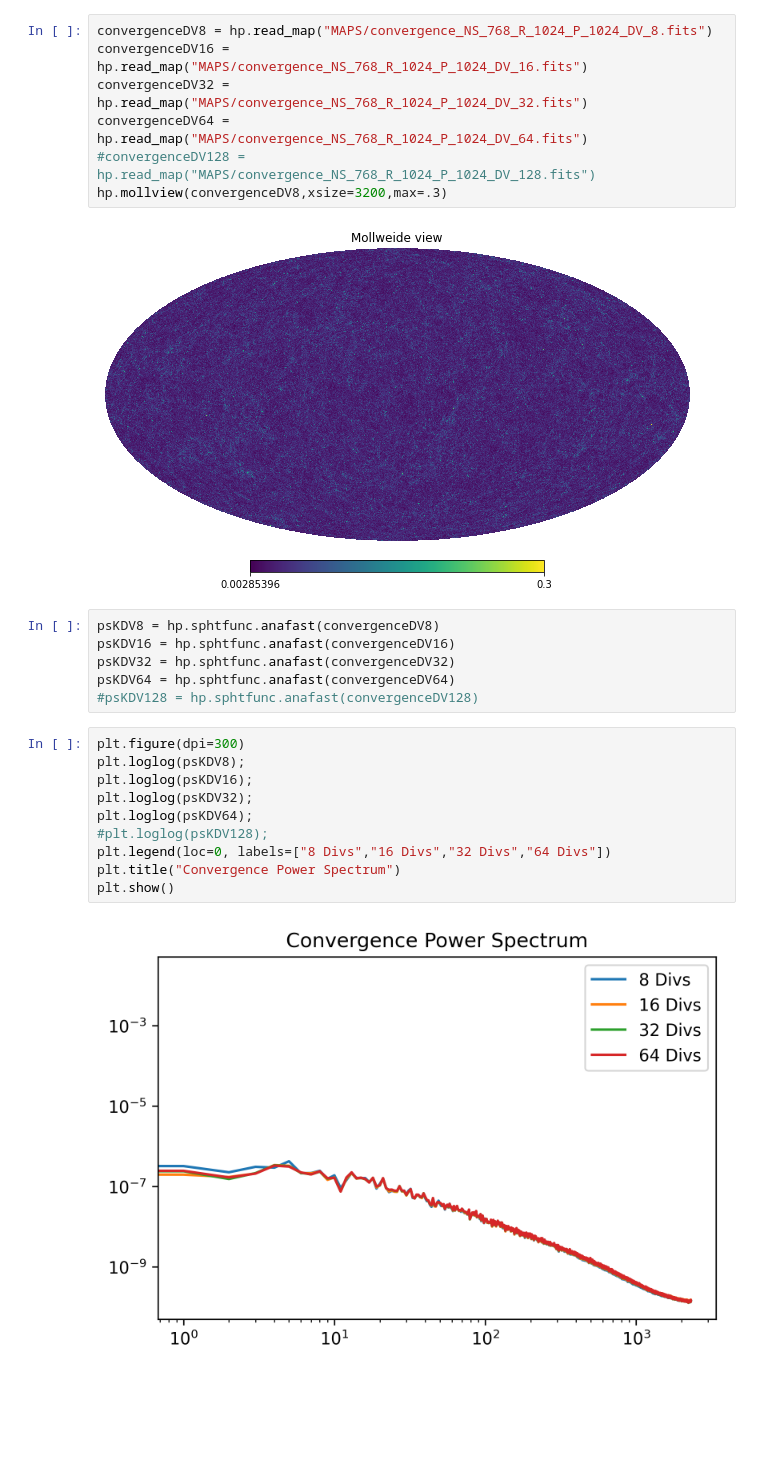
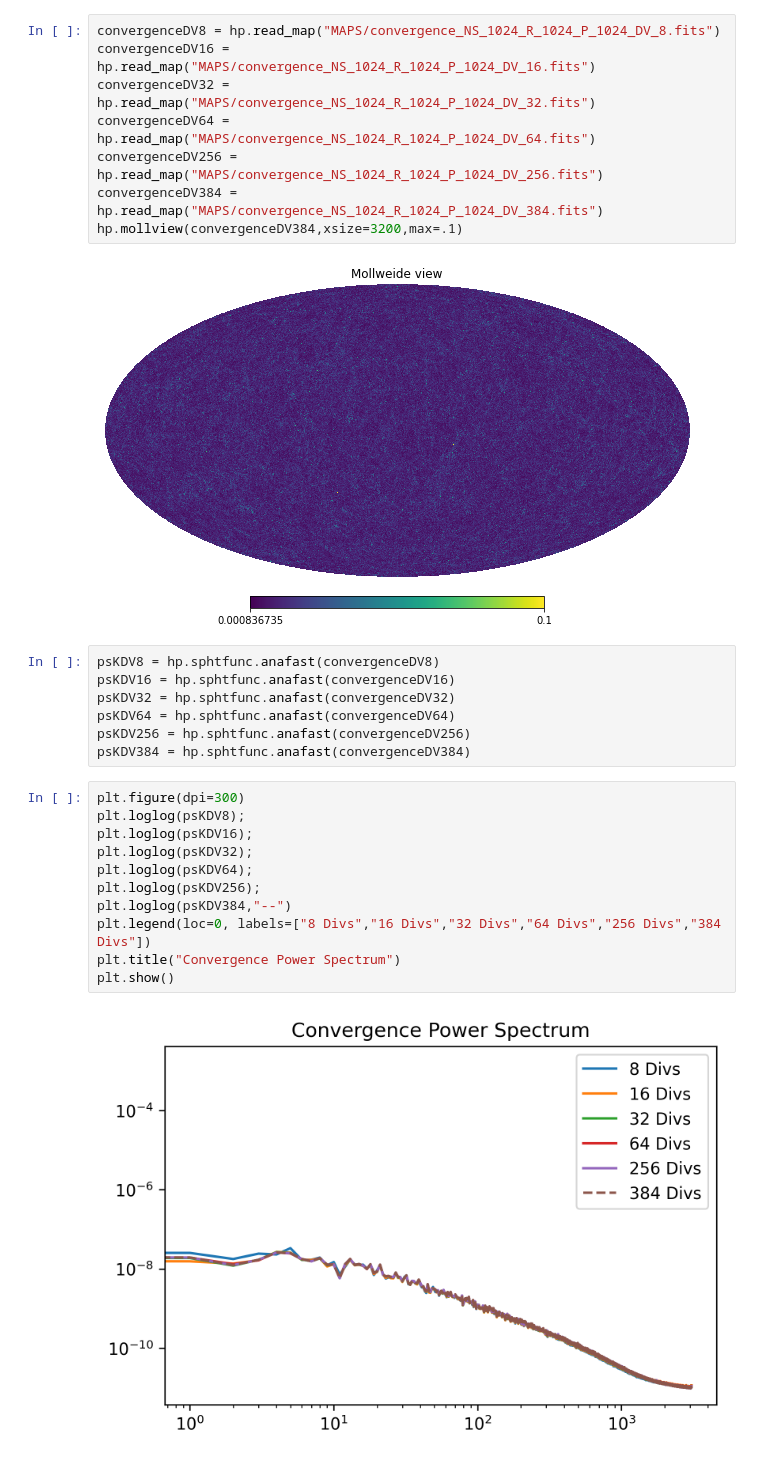
Before and after one commit to wurdahl/kSZfromPC, a Jupyter notebook: Opening-FITS.ipynb, the cells around one changed output. Saved outputs shown, nothing was run; the diff lists cells and outputs as text; blank space fills up the shorter version.

```diff
--- a/Opening-FITS.ipynb
+++ b/Opening-FITS.ipynb
@@ -46,12 +46,13 @@ plt.show()
 # %% [output]
 [figure]
 # %%
-convergenceDV8 = hp.read_map("MAPS/convergence_NS_768_R_1024_P_1024_DV_8.fits")
-convergenceDV16 = hp.read_map("MAPS/convergence_NS_768_R_1024_P_1024_DV_16.fits")
-convergenceDV32 = hp.read_map("MAPS/convergence_NS_768_R_1024_P_1024_DV_32.fits")
-convergenceDV64 = hp.read_map("MAPS/convergence_NS_768_R_1024_P_1024_DV_64.fits")
-#convergenceDV128 = hp.read_map("MAPS/convergence_NS_768_R_1024_P_1024_DV_128.fits")
-hp.mollview(convergenceDV8,xsize=3200,max=.3)
+convergenceDV8 = hp.read_map("MAPS/convergence_NS_1024_R_1024_P_1024_DV_8.fits")
+convergenceDV16 = hp.read_map("MAPS/convergence_NS_1024_R_1024_P_1024_DV_16.fits")
+convergenceDV32 = hp.read_map("MAPS/convergence_NS_1024_R_1024_P_1024_DV_32.fits")
+convergenceDV64 = hp.read_map("MAPS/convergence_NS_1024_R_1024_P_1024_DV_64.fits")
+convergenceDV256 = hp.read_map("MAPS/convergence_NS_1024_R_1024_P_1024_DV_256.fits")
+convergenceDV384 = hp.read_map("MAPS/convergence_NS_1024_R_1024_P_1024_DV_384.fits")
+hp.mollview(convergenceDV384,xsize=3200,max=.1)
 # %% [output]
 [figure]
 # %%
@@ -59,16 +60,18 @@ psKDV8 = hp.sphtfunc.anafast(convergenceDV8)
 psKDV16 = hp.sphtfunc.anafast(convergenceDV16)
 psKDV32 = hp.sphtfunc.anafast(convergenceDV32)
 psKDV64 = hp.sphtfunc.anafast(convergenceDV64)
-#psKDV128 = hp.sphtfunc.anafast(convergenceDV128)
+psKDV256 = hp.sphtfunc.anafast(convergenceDV256)
+psKDV384 = hp.sphtfunc.anafast(convergenceDV384)
 # %%
 plt.figure(dpi=300)
 plt.loglog(psKDV8);
 plt.loglog(psKDV16);
 plt.loglog(psKDV32);
 plt.loglog(psKDV64);
-#plt.loglog(psKDV128);
-plt.legend(loc=0, labels=["8 Divs","16 Divs","32 Divs","64 Divs"])
+plt.loglog(psKDV256);
+plt.loglog(psKDV384,"--")
+plt.legend(loc=0, labels=["8 Divs","16 Divs","32 Divs","64 Divs","256 Divs","384 Divs"])
 plt.title("Convergence Power Spectrum")
 plt.show()
 # %% [output]
-[figure, old version]
+[figure, new version]
```
Also changed, not shown: parts of 5 cells of this notebook.
